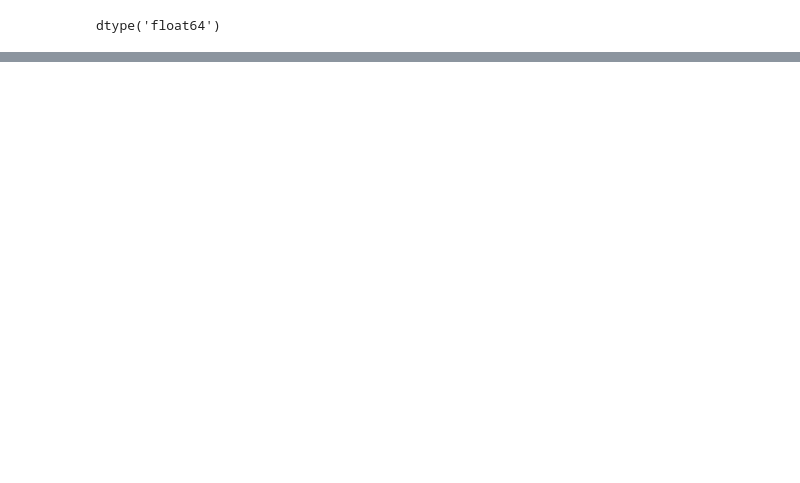
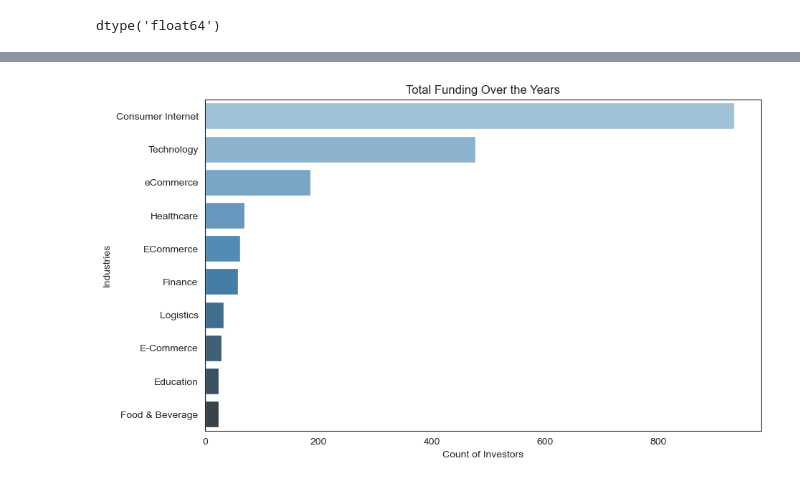
Before and after one commit to rkadey/Data-Analysis, a Jupyter notebook: Funding Analysis/StartUp Funding.ipynb, the cells around one changed output, grey strips where cells are left out. Cells and saved outputs as stored; diff of their text form; code cells hidden in the pictures; blank space fills up the shorter version.

```diff
--- a/Funding Analysis/StartUp Funding.ipynb
+++ b/Funding Analysis/StartUp Funding.ipynb
@@ -235,0 +417,13 @@ dtype('float64')
+# %%
+Investors_industries = data.groupby("Industry Vertical")["Investors Name"].count().reset_index()
+Investors_industries= Investors_industries.sort_values(by="Investors Name", ascending = False)
+
+plt.figure(figsize=(10,6))
+plt.title("Total Funding Over the Years")
+sns.set_style(style="white")
+sns.barplot(x= "Investors Name", y="Industry Vertical", palette="Blues_d", data=Investors_industries.iloc[:10])
+plt.xlabel("Count of Investors")
+plt.ylabel("Industries")
+plt.show()
+# %% [output]
+[figure, added]
```
Also changed, not shown: parts of 35 cells of this notebook, 16 other files.
